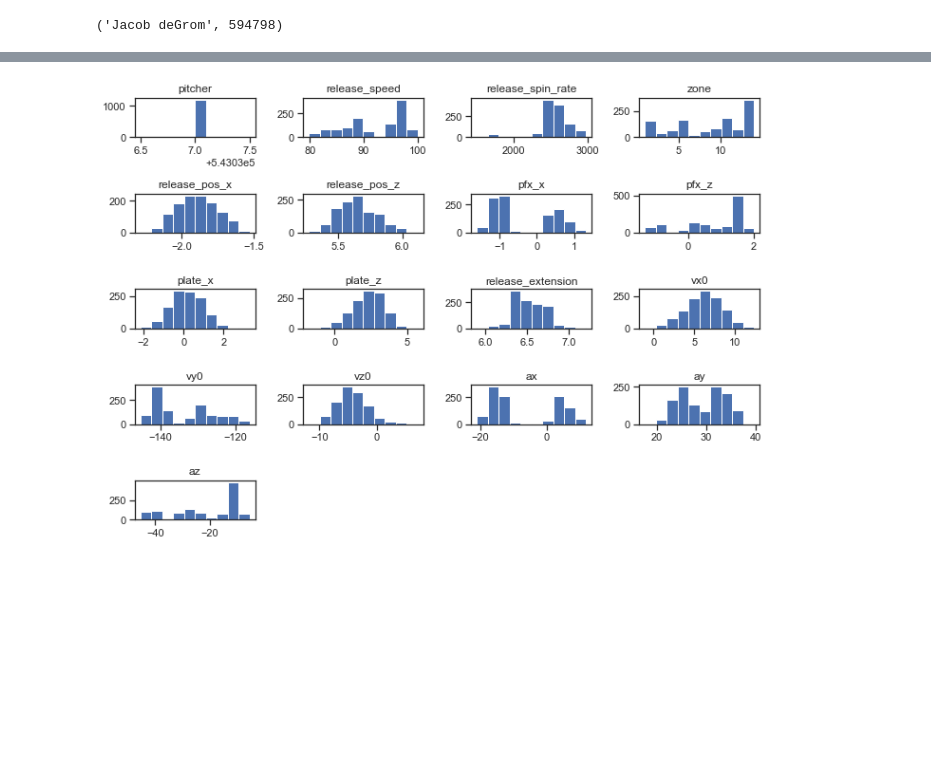
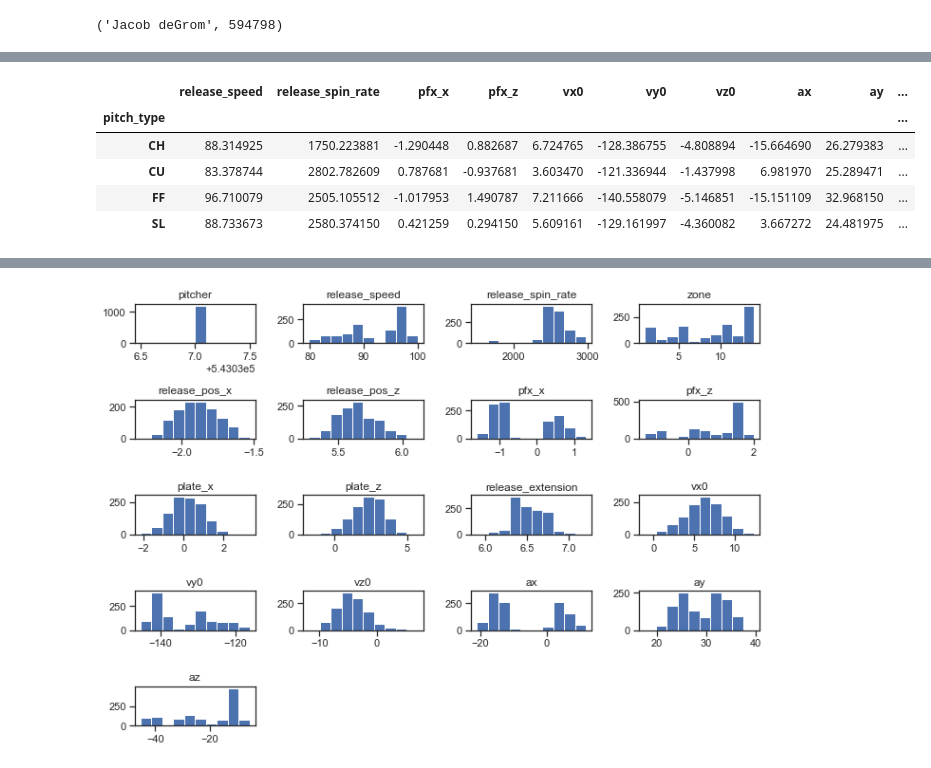
Before and after one commit to konstanzer/Ace_versus_Ace, a Jupyter notebook: src/viz 21.ipynb, the cells around one changed output, grey strips where cells are left out. Drawn from its saved outputs; the diff is of its cells as text; code cells hidden in the pictures; blank space fills up the shorter version.

```diff
--- a/src/viz.ipynb
+++ b/src/viz 21.ipynb
@@ -65,0 +63,9 @@ pd.concat([de_counts, co_counts], axis=1)
+# %%
+cole_mean
+# %% [output]
+|  | release_speed | release_spin_rate | pfx_x | pfx_z | vx0 | vy0 | vz0 | ax | ay | ... |
+| pitch_type |  |  |  |  |  |  |  |  |  | ... |
+| CH | 88.314925 | 1750.223881 | -1.290448 | 0.882687 | 6.724765 | -128.386755 | -4.808894 | -15.664690 | 26.279383 | ... |
+| CU | 83.378744 | 2802.782609 | 0.787681 | -0.937681 | 3.603470 | -121.336944 | -1.437998 | 6.981970 | 25.289471 | ... |
+| FF | 96.710079 | 2505.105512 | -1.017953 | 1.490787 | 7.211666 | -140.558079 | -5.146851 | -15.151109 | 32.968150 | ... |
+| SL | 88.733673 | 2580.374150 | 0.421259 | 0.294150 | 5.609161 | -129.161997 | -4.360082 | 3.667272 | 24.481975 | ... |
```
Also changed, not shown: parts of 8 cells of this notebook, 10 other files.
